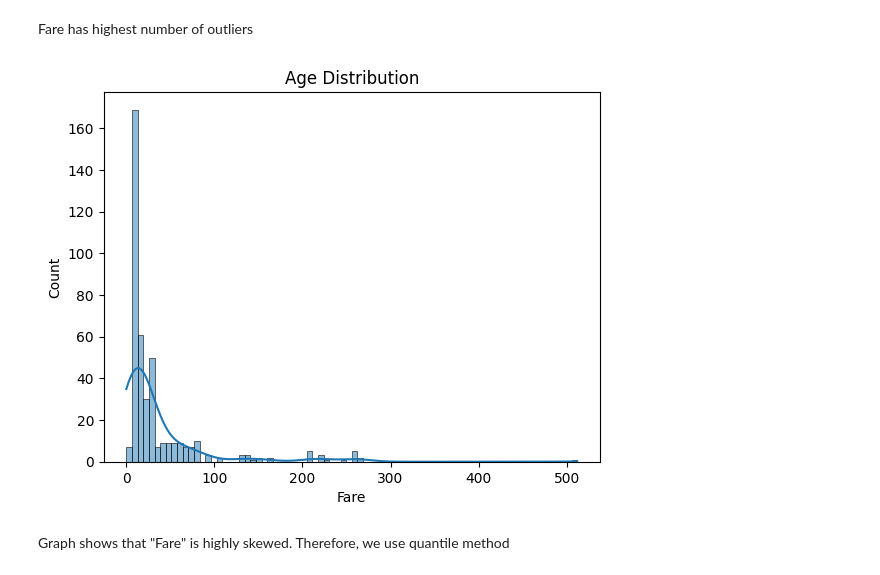
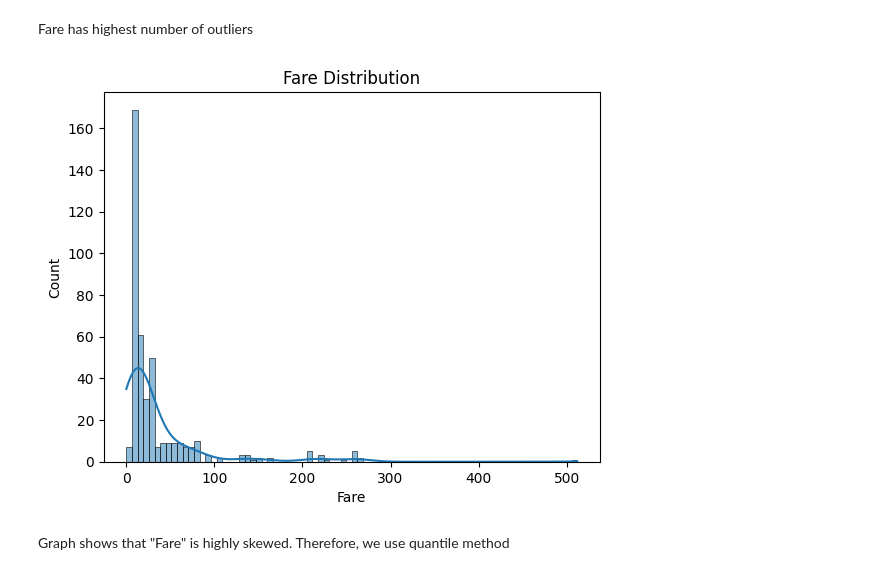
Before and after one commit to hassanabdullah1606/CODSOFT, a Jupyter notebook: Titanic/Final.ipynb, the cells around one changed output. Saved outputs shown, nothing was run; the diff lists cells and outputs as text; code cells hidden in the pictures.

```diff
--- a/Titanic/Final.ipynb
+++ b/Titanic/Final.ipynb
@@ -203,10 +203,10 @@ plt.show()
 Fare has highest number of outliers
 # %%
 sns.histplot(x='Fare', data=df,kde=True)
-plt.title('Age Distribution')
+plt.title('Fare Distribution')
 plt.show()
 # %% [output]
-[figure, old version]
+[figure, new version]
 # %% [markdown]
 Graph shows that "Fare" is highly skewed. Therefore, we use quantile method
 # %%
```
Also changed, not shown: parts of 1 cell of this notebook.
